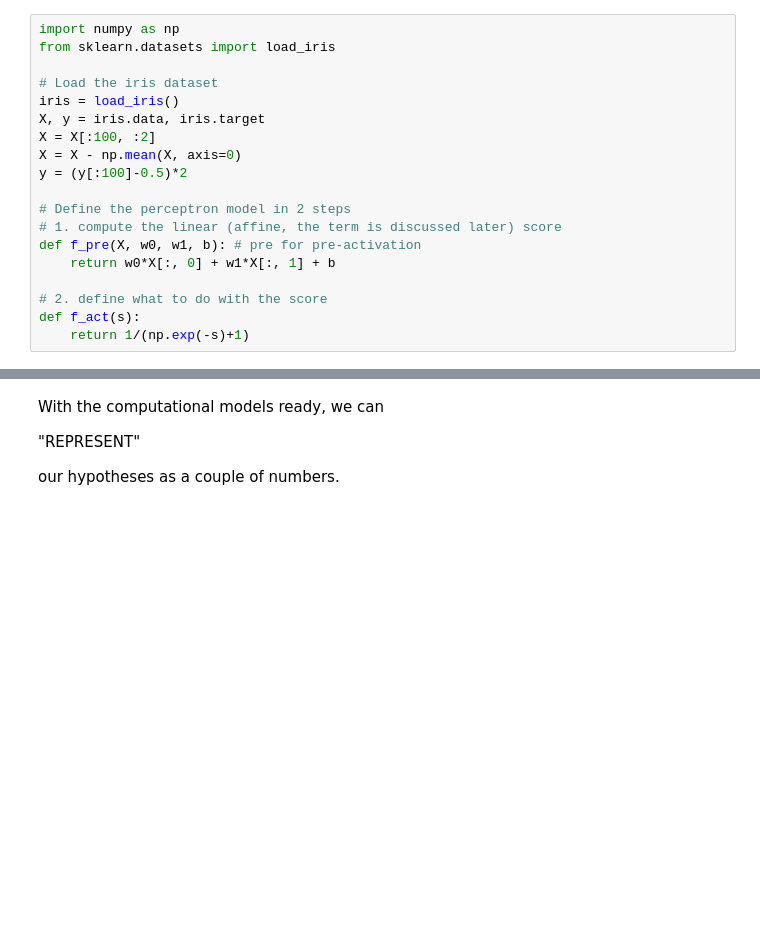
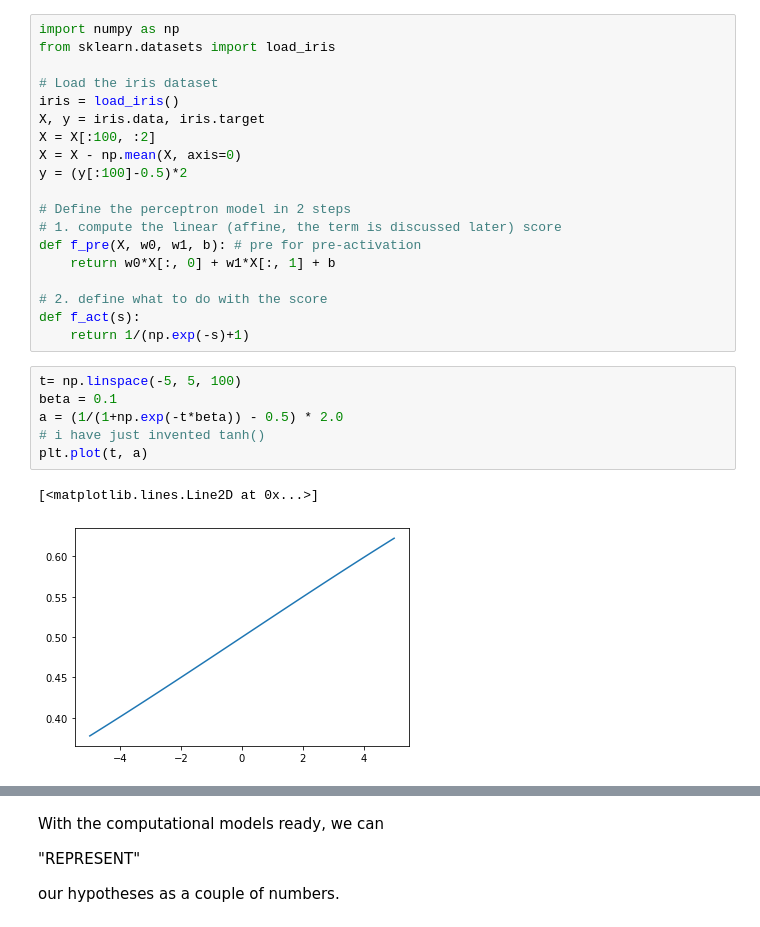
Before and after one commit to junjy007/ml_examples, a Jupyter notebook: 4_LinearModel.ipynb, the cells around one changed output, grey strips where cells are left out. Drawn from its saved outputs; the diff is of its cells as text; blank space fills up the shorter version.

```diff
--- a/4_LinearModel.ipynb
+++ b/4_LinearModel.ipynb
@@ -21,3 +21,12 @@ def f_pre(X, w0, w1, b): # pre for pre-activation
 # 2. define what to do with the score
 def f_act(s):
     return 1/(np.exp(-s)+1)
+# %%
+t= np.linspace(-5, 5, 100)
+beta = 0.1
+a = (1/(1+np.exp(-t*beta)) - 0.5) * 2.0
+# i have just invented tanh()
+plt.plot(t, a)
+# %% [output]
+[<matplotlib.lines.Line2D at 0x...>]
+[figure, added]
```
Also changed, not shown: parts of 19 cells of this notebook, 41 other files.
